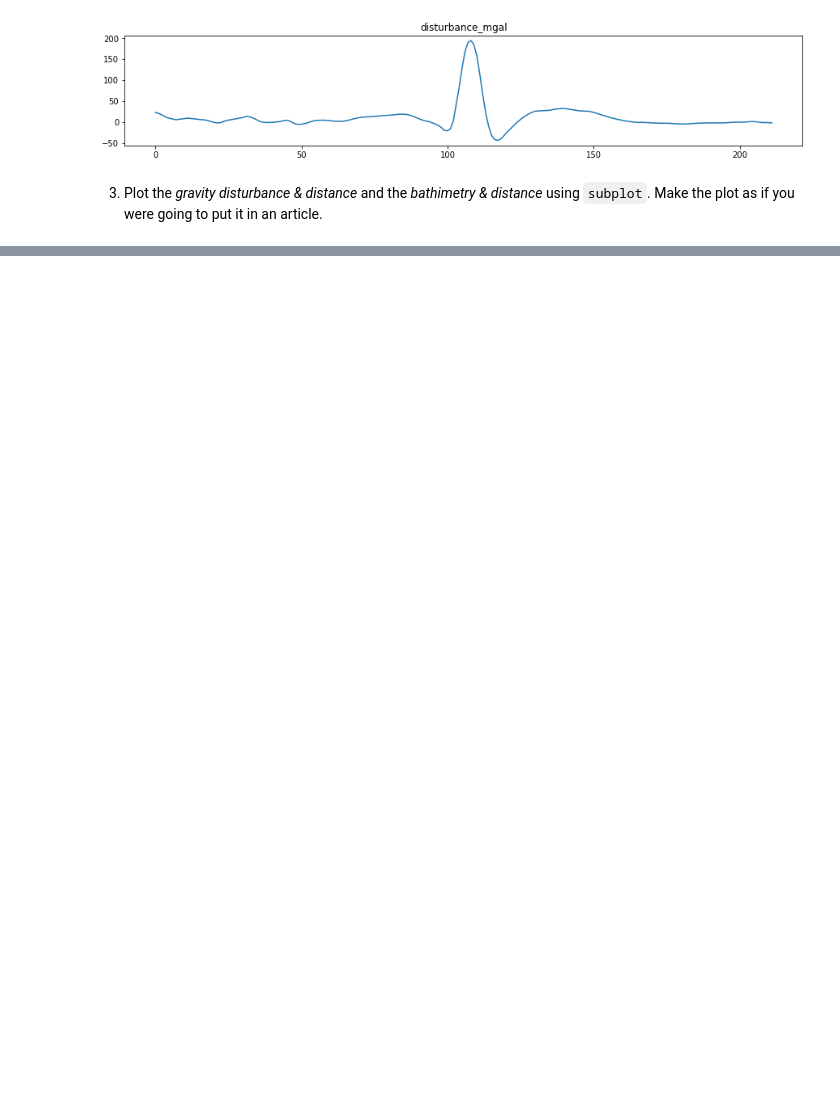
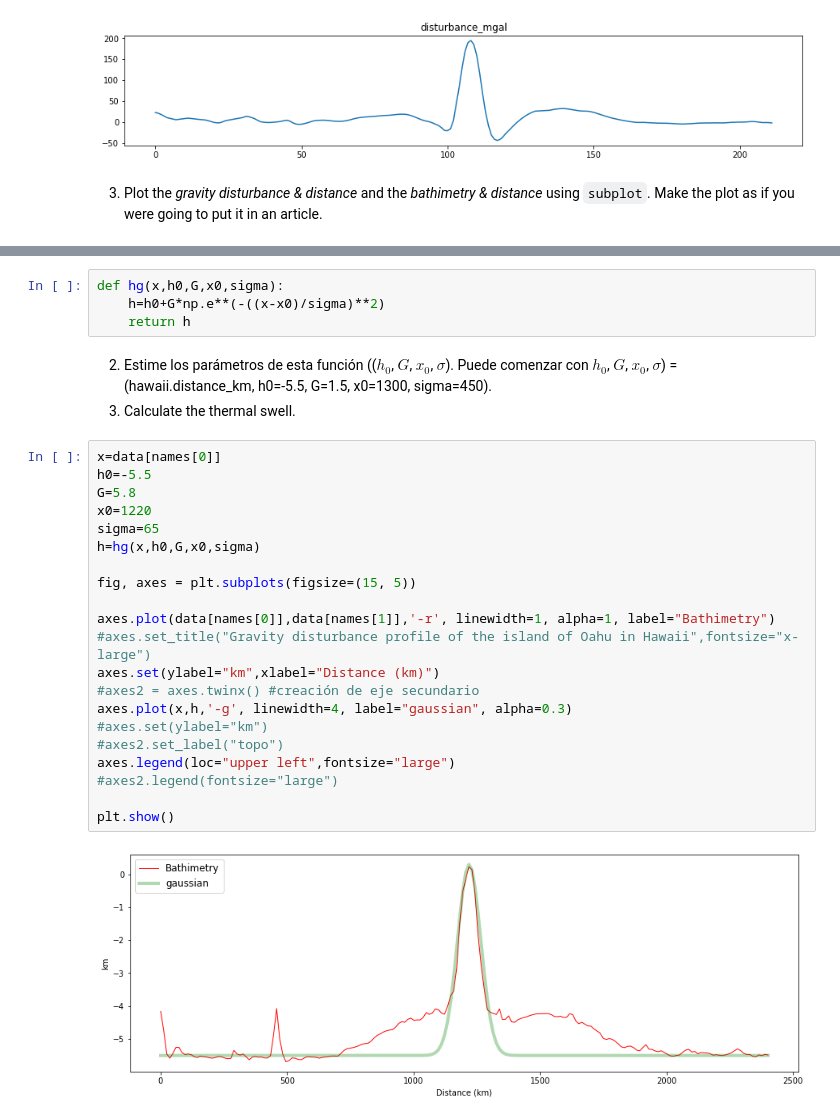
Before and after one commit to beacosenza/coco_coding_homework, a Jupyter notebook: homework_pandas.ipynb, the cells around one changed output, grey strips where cells are left out. Drawn from its saved outputs; the diff is of its cells as text; blank space fills up the shorter version.

```diff
--- a/homework_pandas.ipynb
+++ b/homework_pandas.ipynb
@@ -119,0 +129,30 @@ plt.show()
+# %%
+def hg(x,h0,G,x0,sigma):
+    h=h0+G*np.e**(-((x-x0)/sigma)**2)
+    return h
+# %% [markdown]
+2. Estime los parámetros de esta función (($h_0$, $G$, $x_0$, $\sigma$). Puede comenzar con $h_0$, $G$, $x_0$, $\sigma$) = (hawaii.distance_km, h0=-5.5, G=1.5, x0=1300, sigma=450).
+3. Calculate the thermal swell.
+# %%
+x=data[names[0]]
+h0=-5.5
+G=5.8
+x0=1220
+sigma=65
+h=hg(x,h0,G,x0,sigma)
+
+fig, axes = plt.subplots(figsize=(15, 5))
+
+axes.plot(data[names[0]],data[names[1]],'-r', linewidth=1, alpha=1, label="Bathimetry")
+#axes.set_title("Gravity disturbance profile of the island of Oahu in Hawaii",fontsize="x-large")
+axes.set(ylabel="km",xlabel="Distance (km)")
+#axes2 = axes.twinx() #creación de eje secundario
+axes.plot(x,h,'-g', linewidth=4, label="gaussian", alpha=0.3)
+#axes.set(ylabel="km")
+#axes2.set_label("topo")
+axes.legend(loc="upper left",fontsize="large")
+#axes2.legend(fontsize="large")
+
+plt.show()
+# %% [output]
+[figure, added]
```
Also changed, not shown: parts of 7 cells of this notebook.
